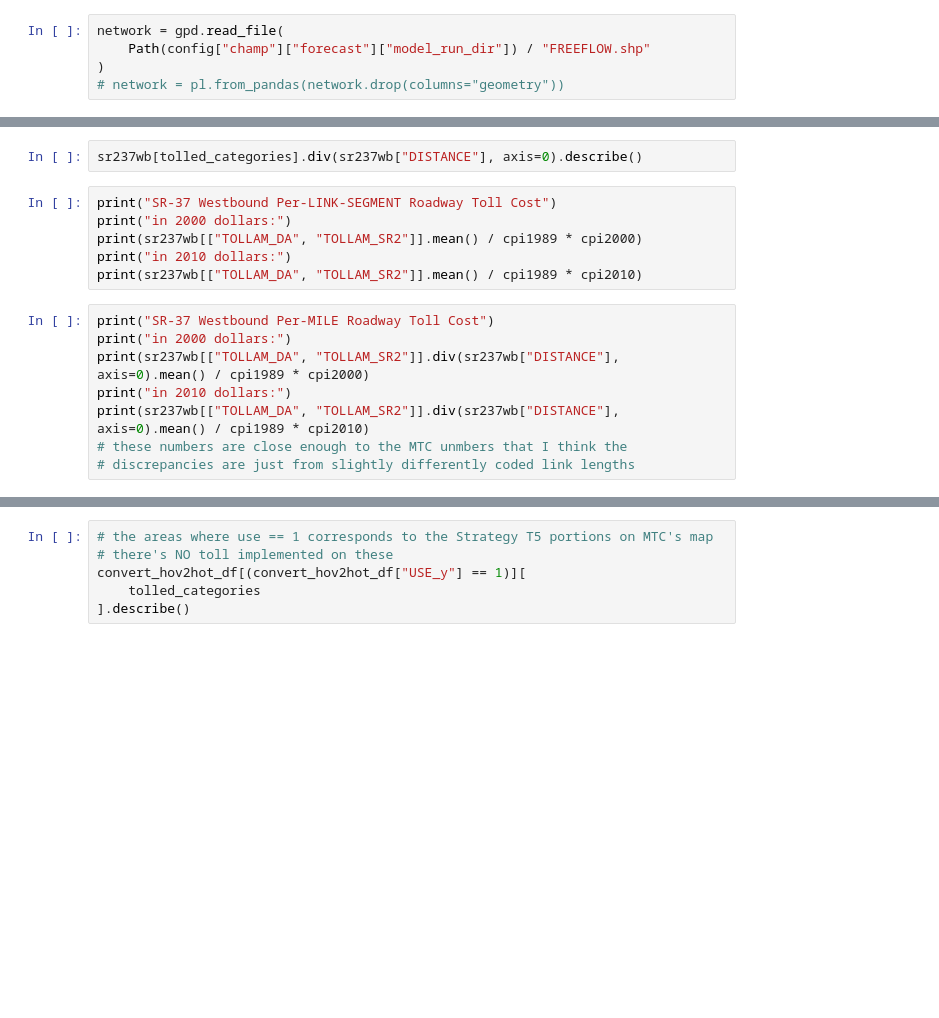
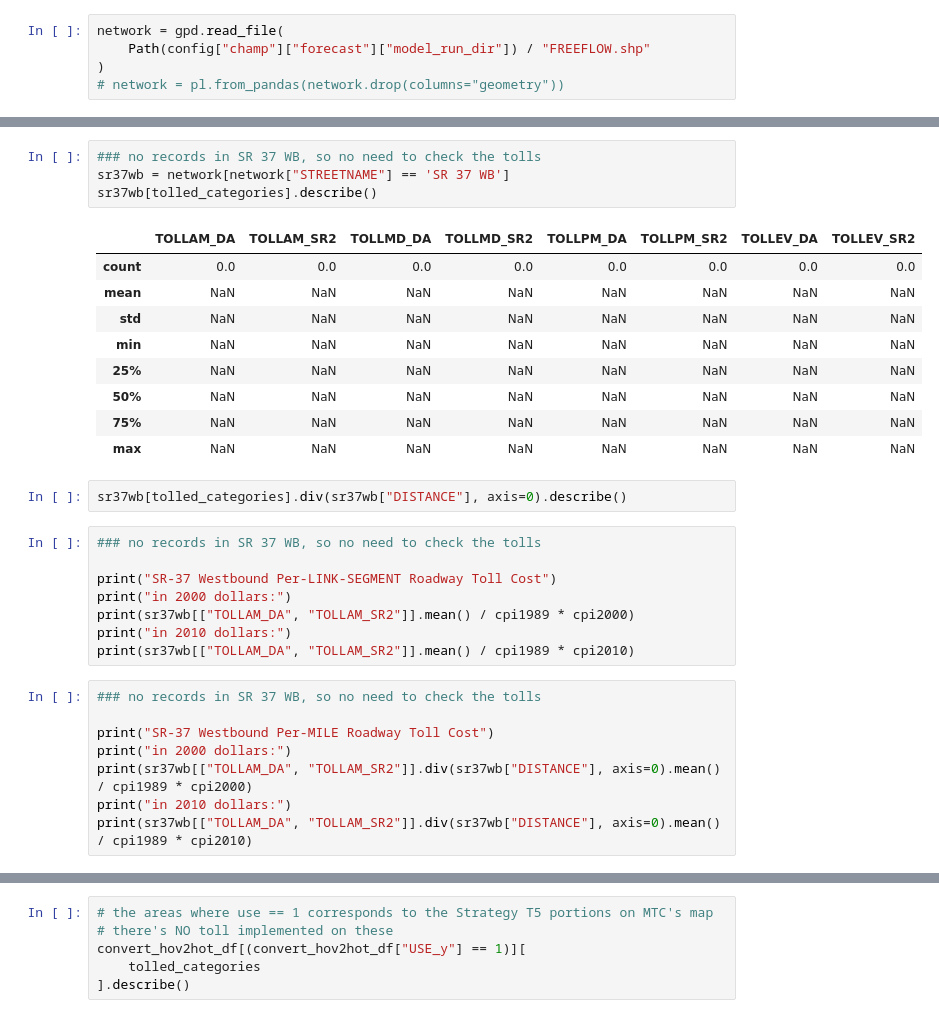
Before and after one commit to sfcta/champ-postprocess, a Jupyter notebook: mtc_model_consistency/pricing_per_mile_toll.ipynb, the cells around one changed output, grey strips where cells are left out. Drawn from its saved outputs; the diff is of its cells as text; blank space fills up the shorter version.

```diff
--- a/mtc_model_consistency/pricing_per_mile_toll.ipynb
+++ b/mtc_model_consistency/pricing_per_mile_toll.ipynb
@@ -50,18 +45,34 @@ sr237wb[tolled_categories].describe()
+# %%
+### no records in SR 37 WB, so no need to check the tolls
+sr37wb = network[network["STREETNAME"] == 'SR 37 WB']
+sr37wb[tolled_categories].describe()
+# %% [output]
+|  | TOLLAM_DA | TOLLAM_SR2 | TOLLMD_DA | TOLLMD_SR2 | TOLLPM_DA | TOLLPM_SR2 | TOLLEV_DA | TOLLEV_SR2 |
+| count | 0.0 | 0.0 | 0.0 | 0.0 | 0.0 | 0.0 | 0.0 | 0.0 |
+| mean | NaN | NaN | NaN | NaN | NaN | NaN | NaN | NaN |
+| std | NaN | NaN | NaN | NaN | NaN | NaN | NaN | NaN |
+| min | NaN | NaN | NaN | NaN | NaN | NaN | NaN | NaN |
+| 25% | NaN | NaN | NaN | NaN | NaN | NaN | NaN | NaN |
+| 50% | NaN | NaN | NaN | NaN | NaN | NaN | NaN | NaN |
+| 75% | NaN | NaN | NaN | NaN | NaN | NaN | NaN | NaN |
+| max | NaN | NaN | NaN | NaN | NaN | NaN | NaN | NaN |
 # %%
-sr237wb[tolled_categories].div(sr237wb["DISTANCE"], axis=0).describe()
+sr37wb[tolled_categories].div(sr37wb["DISTANCE"], axis=0).describe()
 # %%
+### no records in SR 37 WB, so no need to check the tolls
+
 print("SR-37 Westbound Per-LINK-SEGMENT Roadway Toll Cost")
 print("in 2000 dollars:")
-print(sr237wb[["TOLLAM_DA", "TOLLAM_SR2"]].mean() / cpi1989 * cpi2000)
+print(sr37wb[["TOLLAM_DA", "TOLLAM_SR2"]].mean() / cpi1989 * cpi2000)
 print("in 2010 dollars:")
-print(sr237wb[["TOLLAM_DA", "TOLLAM_SR2"]].mean() / cpi1989 * cpi2010)
+print(sr37wb[["TOLLAM_DA", "TOLLAM_SR2"]].mean() / cpi1989 * cpi2010)
 # %%
+### no records in SR 37 WB, so no need to check the tolls
+
 print("SR-37 Westbound Per-MILE Roadway Toll Cost")
 print("in 2000 dollars:")
-print(sr237wb[["TOLLAM_DA", "TOLLAM_SR2"]].div(sr237wb["DISTANCE"], axis=0).mean() / cpi1989 * cpi2000)
+print(sr37wb[["TOLLAM_DA", "TOLLAM_SR2"]].div(sr37wb["DISTANCE"], axis=0).mean() / cpi1989 * cpi2000)
 print("in 2010 dollars:")
-print(sr237wb[["TOLLAM_DA", "TOLLAM_SR2"]].div(sr237wb["DISTANCE"], axis=0).mean() / cpi1989 * cpi2010)
-# these numbers are close enough to the MTC unmbers that I think the
-# discrepancies are just from slightly differently coded link lengths
+print(sr37wb[["TOLLAM_DA", "TOLLAM_SR2"]].div(sr37wb["DISTANCE"], axis=0).mean() / cpi1989 * cpi2010)
 # %%
 # the areas where use == 4 corresponds to the Dynamic Tolling portions on MTC's map
```
Also changed, not shown: parts of 9 cells of this notebook, 3 other files.
